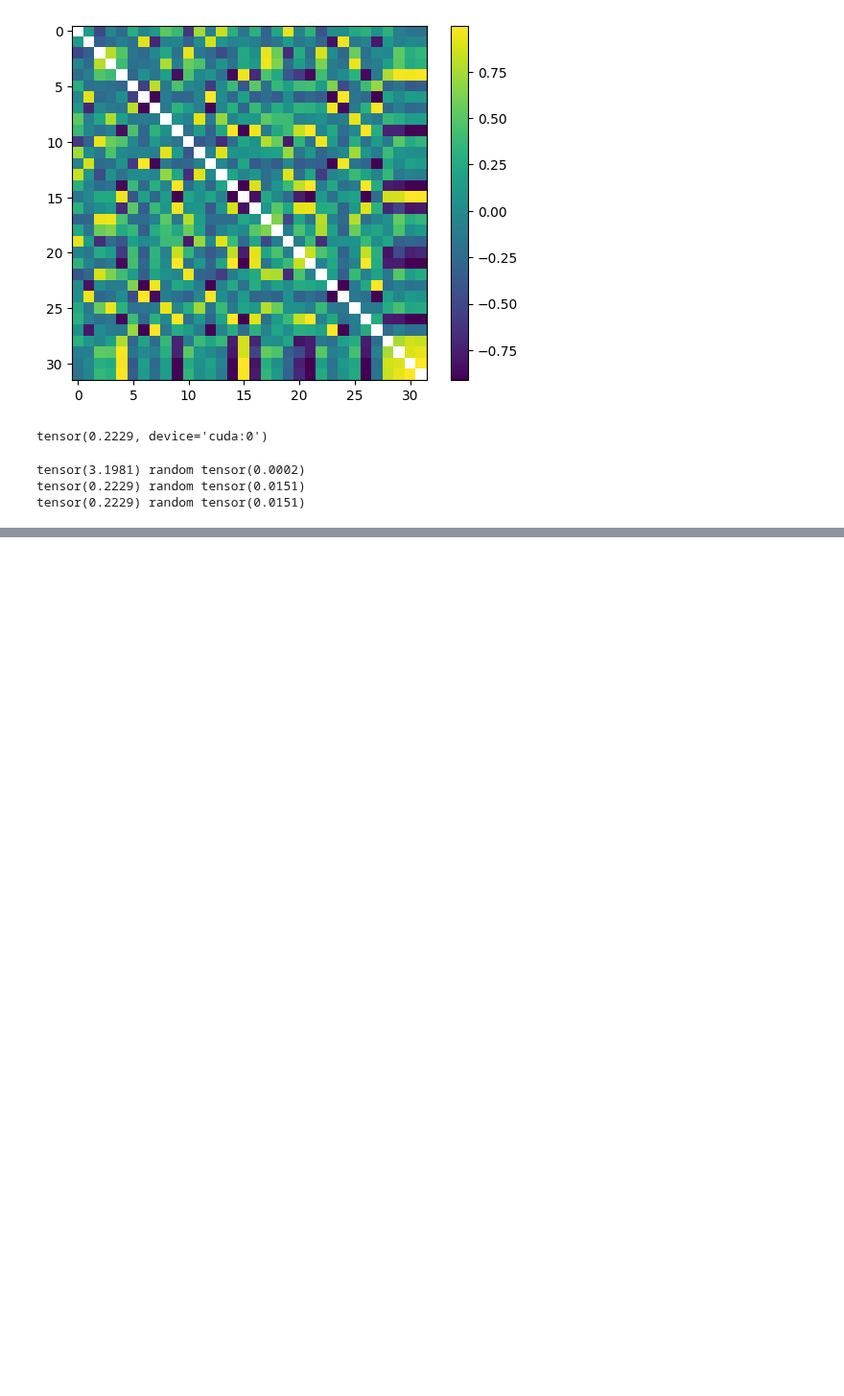
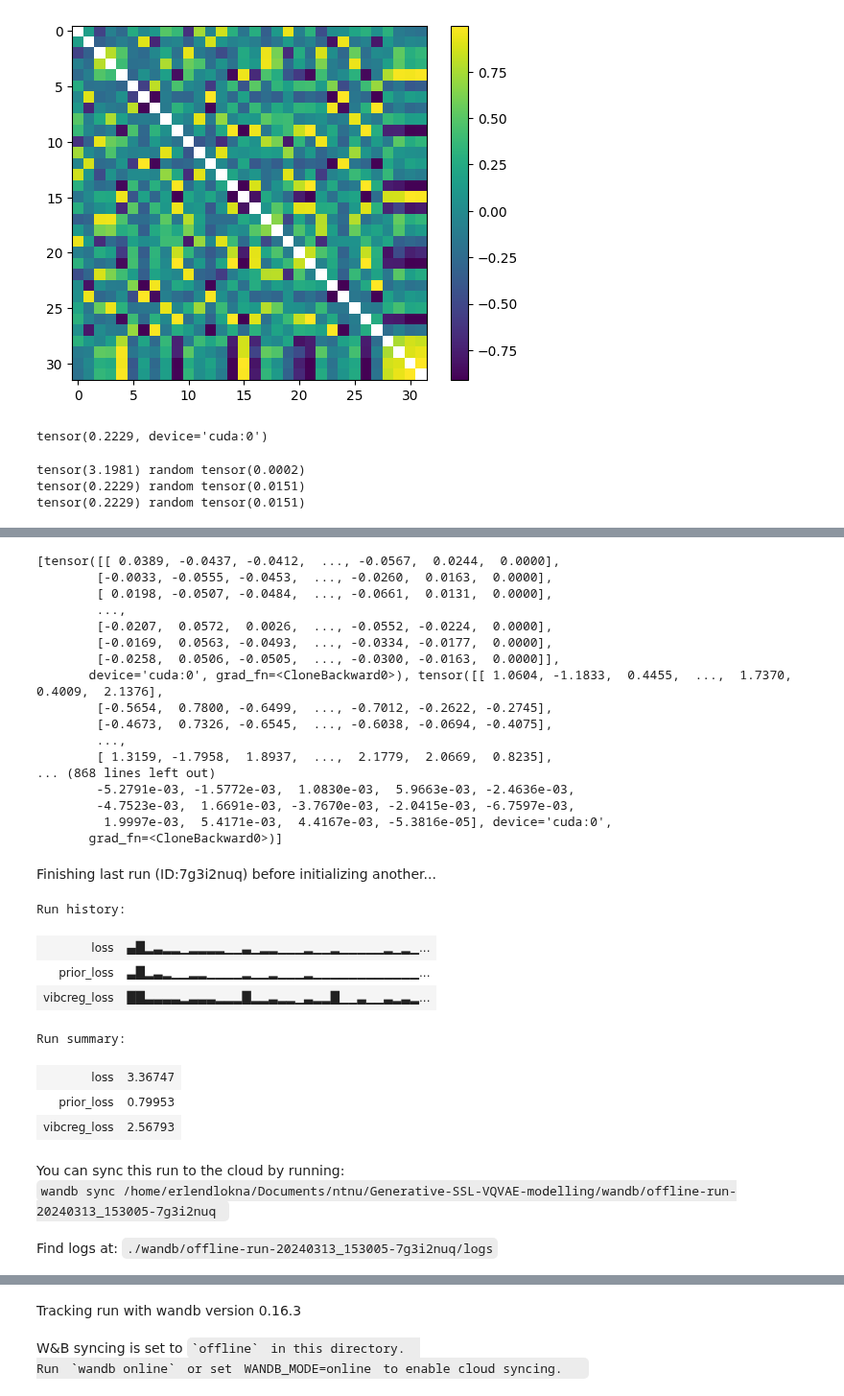
Before and after one commit to erlendlokna/Generative-SSL-VQVAE-modelling, a Jupyter notebook: lab.ipynb, the cells around one changed output, grey strips where cells are left out. Shown at 96% size. Drawn from its saved outputs; the diff is of its cells as text; code cells hidden in the pictures; blank space fills up the shorter version.

Commit message:
add byol maskgit

```diff
--- a/lab.ipynb
+++ b/lab.ipynb
@@ -148,0 +281,61 @@ def exponential_weight_schedule(
+# %%
+
+online_transformer_params_before = [param.clone() for param in exp.byol_maskgit.online_transformer.parameters()]
+target_transformer_params_before = [param.clone() for param in exp.byol_maskgit.target_transformer.parameters()]
+
+torch.set_grad_enabled(True)
+
+wandb.init()
+
+wandb_logger = WandbLogger(
+        config=config,
+        mode="disabled"
+    )
+
+trainer = pl.Trainer(
+    enable_checkpointing=False,
+    callbacks=[LearningRateMonitor(logging_interval="epoch")],
+    max_epochs=1,
+    devices=[
+        0,
+    ],
+    accelerator="gpu",
+    check_val_every_n_epoch=1,
+)
+trainer.fit(
+    exp,
+    train_dataloaders=train_data_loader,
+)
+
+online_transformer_params_after = [param.clone() for param in exp.byol_maskgit.online_transformer.parameters()]
+target_transformer_params_after = [param.clone() for param in exp.byol_maskgit.target_transformer.parameters()]
+# %% [output]
+[tensor([[ 0.0389, -0.0437, -0.0412,  ..., -0.0567,  0.0244,  0.0000],
+        [-0.0033, -0.0555, -0.0453,  ..., -0.0260,  0.0163,  0.0000],
+        [ 0.0198, -0.0507, -0.0484,  ..., -0.0661,  0.0131,  0.0000],
+        ...,
+        [-0.0207,  0.0572,  0.0026,  ..., -0.0552, -0.0224,  0.0000],
+        [-0.0169,  0.0563, -0.0493,  ..., -0.0334, -0.0177,  0.0000],
+        [-0.0258,  0.0506, -0.0505,  ..., -0.0300, -0.0163,  0.0000]],
+       device='cuda:0', grad_fn=<CloneBackward0>), tensor([[ 1.0604, -1.1833,  0.4455,  ...,  1.7370,  0.4009,  2.1376],
+        [-0.5654,  0.7800, -0.6499,  ..., -0.7012, -0.2622, -0.2745],
+        [-0.4673,  0.7326, -0.6545,  ..., -0.6038, -0.0694, -0.4075],
+        ...,
+        [ 1.3159, -1.7958,  1.8937,  ...,  2.1779,  2.0669,  0.8235],
+... (868 lines left out)
+        -5.2791e-03, -1.5772e-03,  1.0830e-03,  5.9663e-03, -2.4636e-03,
+        -4.7523e-03,  1.6691e-03, -3.7670e-03, -2.0415e-03, -6.7597e-03,
+         1.9997e-03,  5.4171e-03,  4.4167e-03, -5.3816e-05], device='cuda:0',
+       grad_fn=<CloneBackward0>)]
+Finishing last run (ID:7g3i2nuq) before initializing another...
+Run history:
+| loss | ▄█▂▃▂▂▁▂▂▂▂▁▁▃▁▂▂▁▁▁▂▁▁▂▁▁▁▁▁▂▁▂▁... |
+| prior_loss | ▃█▂▃▂▁▁▂▂▁▁▁▁▂▁▁▂▁▁▁▂▁▁▁▁▁▁▁▁▁▁▁▁... |
+| vibcreg_loss | ██▃▃▃▃▂▃▃▃▂▂▂█▂▂▃▂▂▁▃▂▂█▁▁▃▁▁▃▂▃▂... |
+Run summary:
+| loss | 3.36747 |
+| prior_loss | 0.79953 |
+| vibcreg_loss | 2.56793 |
+You can sync this run to the cloud by running:
+wandb sync /home/erlendlokna/Documents/ntnu/Generative-SSL-VQVAE-modelling/wandb/offline-run-20240313_153005-7g3i2nuq
+Find logs at: ./wandb/offline-run-20240313_153005-7g3i2nuq/logs
@@ -148,0 +343,3 @@ def exponential_weight_schedule(
+Tracking run with wandb version 0.16.3
+W&B syncing is set to `offline` in this directory.
+Run `wandb online` or set WANDB_MODE=online to enable cloud syncing.
```
Also changed, not shown: parts of 13 cells of this notebook, 32 other files.
